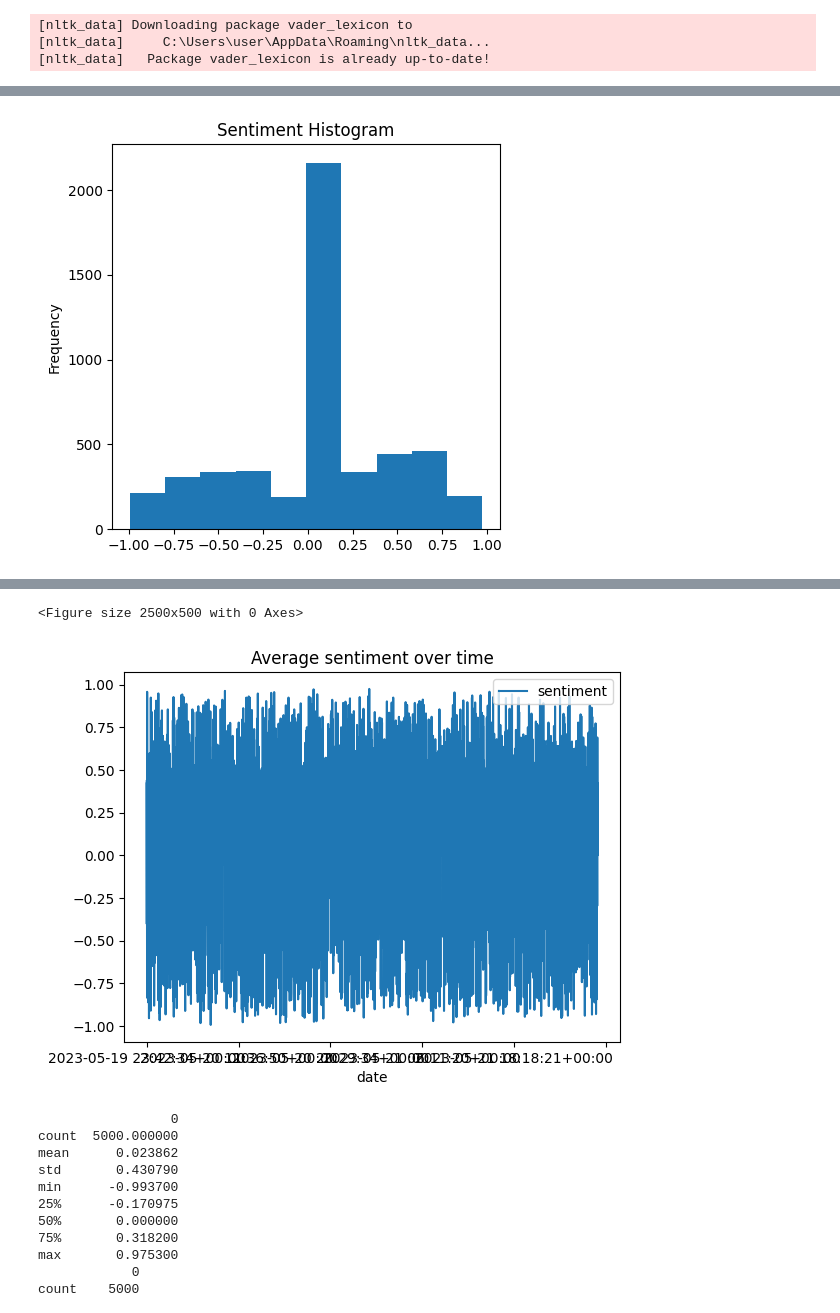
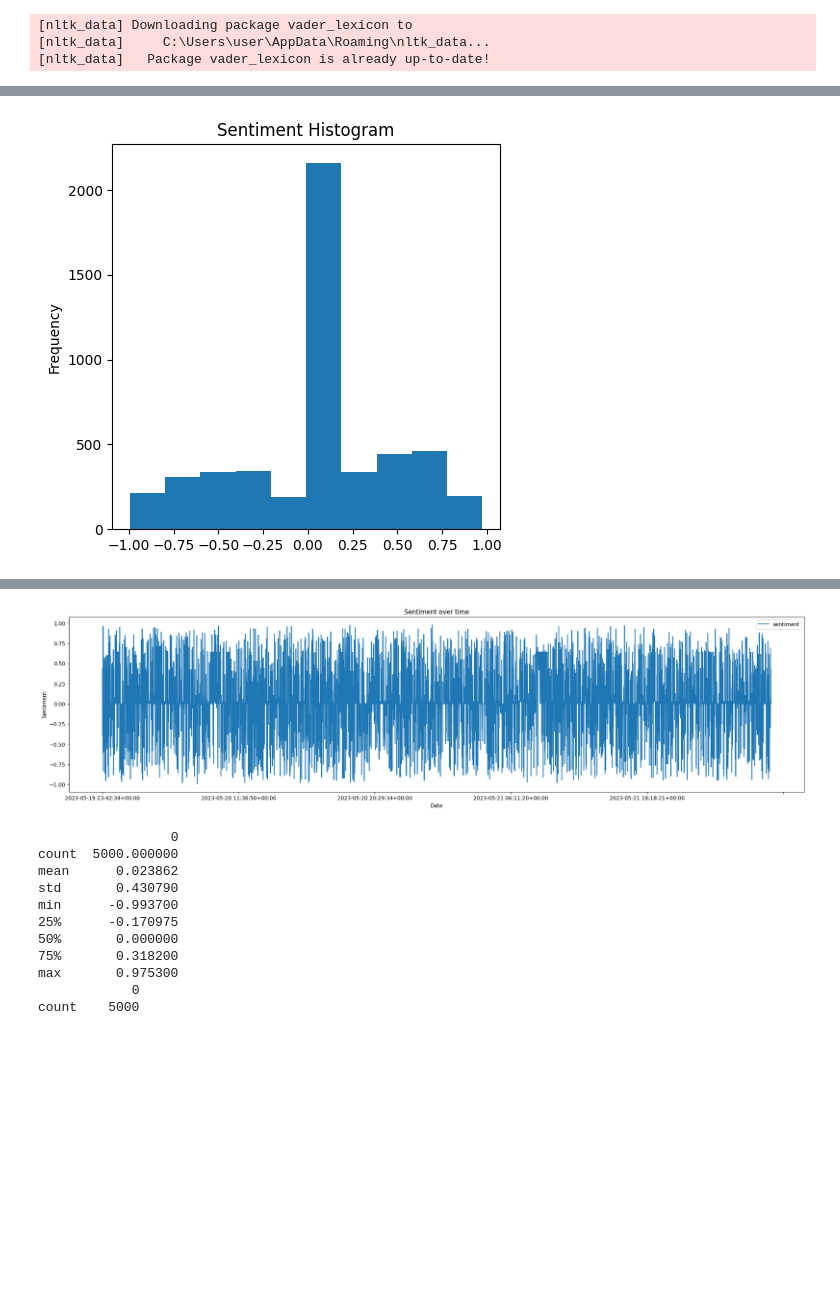
Before and after one commit to Karol-Wisniewski/ComputationalIntelligence, a Jupyter notebook: Project-SN/Main.ipynb, the cells around one changed output, grey strips where cells are left out. Saved outputs shown, nothing was run; the diff lists cells and outputs as text; code cells hidden in the pictures; blank space fills up the shorter version.

Commit message:
Changed sentiment chart

```diff
--- a/Project-SN/Main.ipynb
+++ b/Project-SN/Main.ipynb
@@ -104,10 +104,11 @@ df['sentiment'].plot(kind='hist')
 plt.title('Sentiment Histogram')
 plt.show()
 
-# Line chart for 'sentiment' over time
-plt.figure(figsize=(25,5))
-df_agg.plot(kind='line', x='date', y='sentiment')
-plt.title('Average sentiment over time')
-plt.xticks(rotation=90)
+# Line plot for 'sentiment' over time
+fig, ax = plt.subplots(figsize=(25, 6))
+df_agg.plot(kind='line', x='date', y='sentiment', ax=ax)
+plt.xlabel('Date')
+plt.ylabel('Sentiment')
+plt.title('Sentiment over time')
 plt.show()
 # %% [output]
@@ -120,5 +117,4 @@ ConversionError: Failed to convert value(s) to axis units: 0       2023-05-19 23
-<Figure size 2500x500 with 0 Axes>
-[figure, old version]
+[figure, new version]
 # %%
 # Wyniki dla sentymentu
 sentiment_results = df['sentiment'].apply(pd.Series)
```
Also changed, not shown: parts of 2 cells of this notebook.
